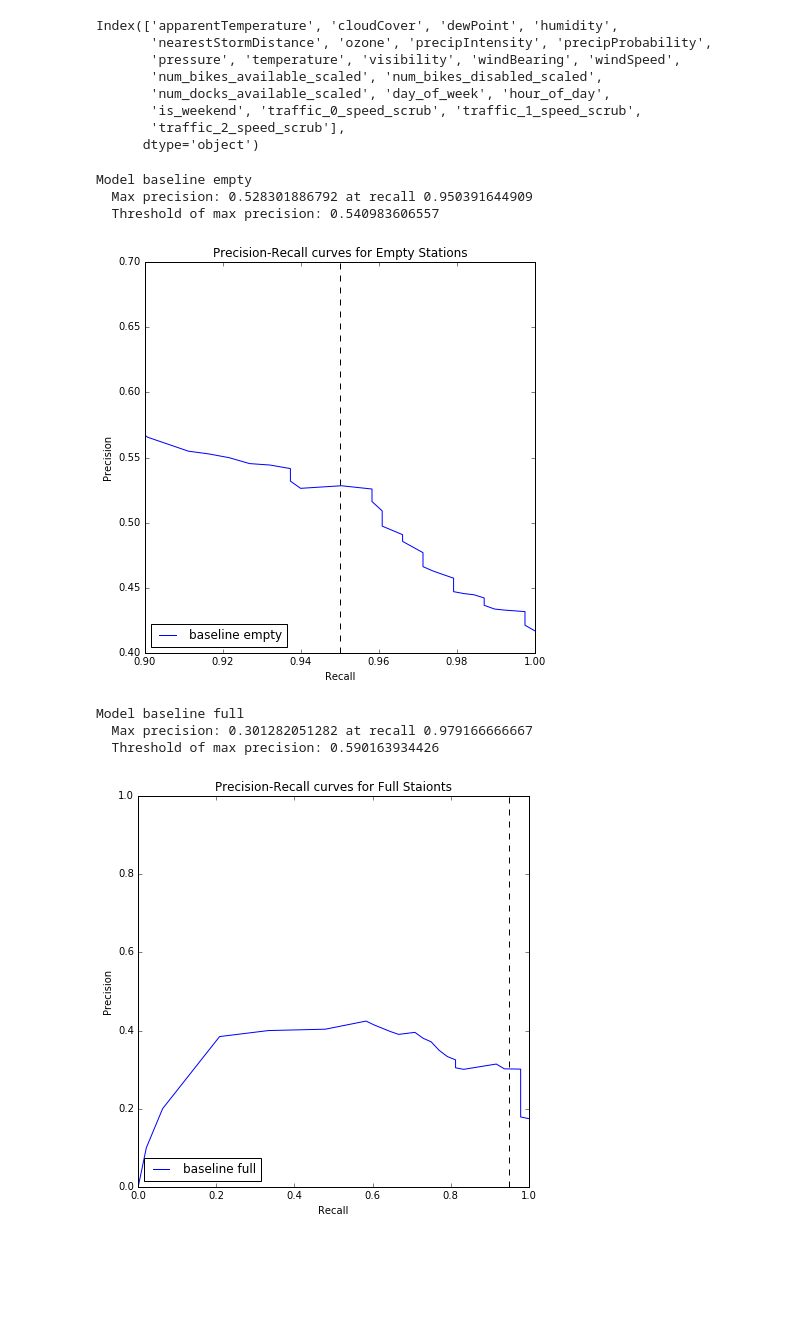
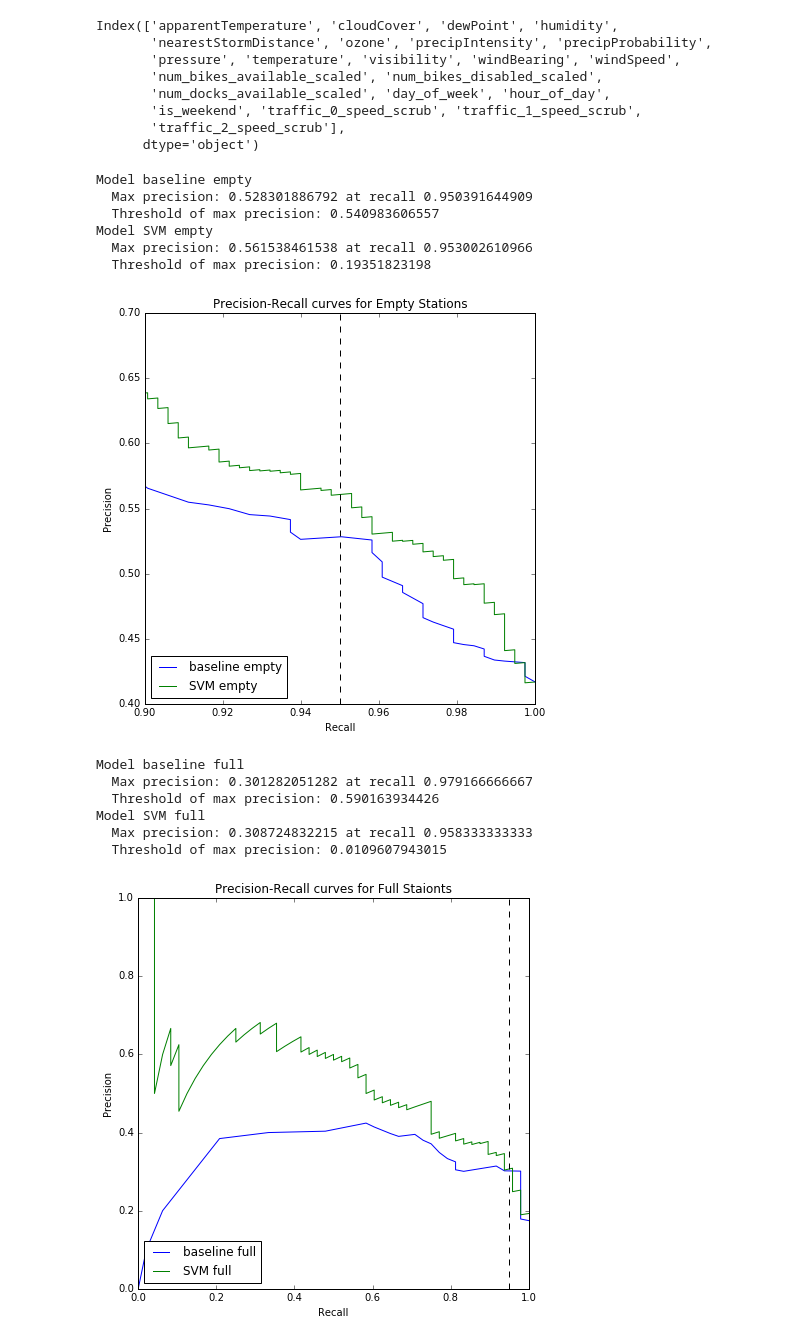
Before and after one commit to cer446/Intro-to-DS-CitiBike-Term-Project, a Jupyter notebook: SVM Updated Binary.ipynb, the cells around one changed output. Drawn from its saved outputs; the diff is of its cells as text; code cells hidden in the pictures; blank space fills up the shorter version.

Commit message:
Updated the Binary SVM, fixed the curves

```diff
--- a/SVM Updated Binary.ipynb
+++ b/SVM Updated Binary.ipynb
@@ -106,7 +106,7 @@ def pr_curve(predictions, label):
 
 plt.figure(figsize=(7, 7))
 pr_curve(data_empty['dev'][0]['num_docks_available_scaled'], 'baseline empty')
-#pr_curve(data_full['dev'][0]['num_bikes_available_scaled'], 'baseline full') #might have to process something before you pass it to function
+pr_curve(dev_decision_empty, 'SVM empty')
 
 plt.xlim([0.9, 1.0])
 plt.ylim([0.4, 0.7])
@@ -120,23 +120,30 @@ plt.show()
 Model baseline empty
   Max precision: 0.528301886792 at recall 0.950391644909
   Threshold of max precision: 0.540983606557
+Model SVM empty
+  Max precision: 0.561538461538 at recall 0.953002610966
+  Threshold of max precision: 0.19351823198
-[figure, old version]
+[figure, new version]
 # %%
 gold_labels = data_full['dev'][1]
 
 plt.figure(figsize=(7, 7))
 pr_curve(data_full['dev'][0]['num_bikes_available_scaled'], 'baseline full')
+pr_curve(dev_decision_full, 'SVM full')
 
 #plt.xlim([0.9, 1.0])
 #plt.ylim([0.4, 0.7])
 plt.axvline(x=0.95, color='k', linestyle='--')
 plt.xlabel('Recall')
 plt.ylabel('Precision')
 plt.legend(loc="lower left")
 plt.title('Precision-Recall curves for Full Staionts')
 plt.show()
 # %% [output]
 Model baseline full
   Max precision: 0.301282051282 at recall 0.979166666667
   Threshold of max precision: 0.590163934426
+Model SVM full
+  Max precision: 0.308724832215 at recall 0.958333333333
+  Threshold of max precision: 0.0109607943015
-[figure, old version]
+[figure, new version]
```
